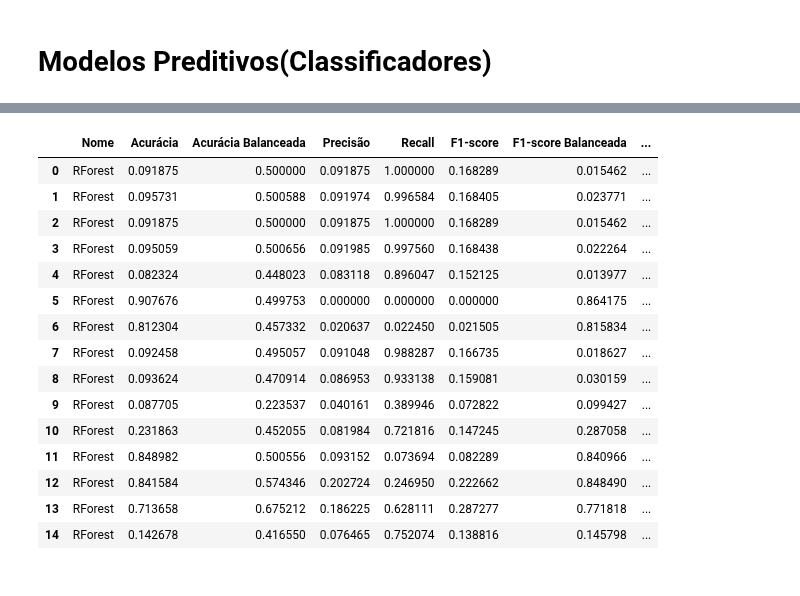
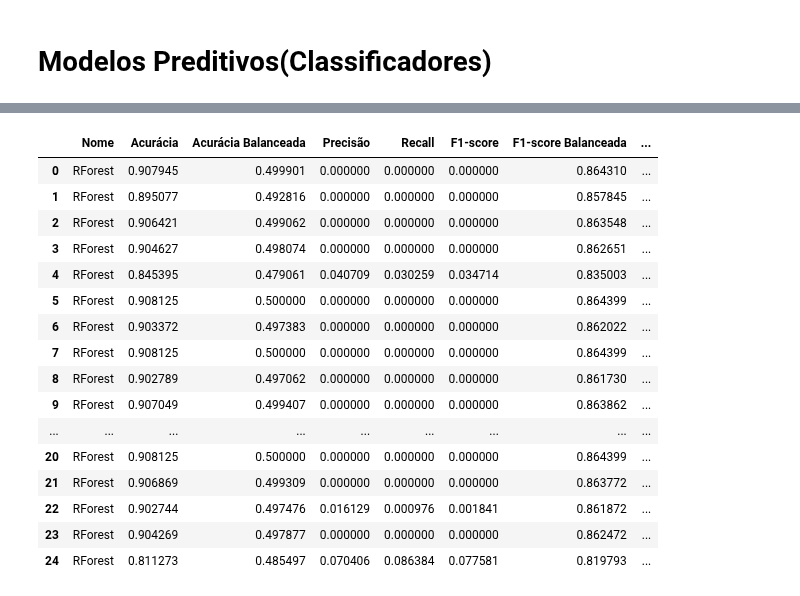
Before and after one commit to GUIPETAV/modelos, a Jupyter notebook: derivada_P.ipynb, the cells around one changed output, grey strips where cells are left out. Saved outputs shown, nothing was run; the diff lists cells and outputs as text; code cells hidden in the pictures.

```diff
--- a/derivada_P.ipynb
+++ b/derivada_P.ipynb
@@ -174,8 +164,8 @@ columns_to_convert = ['RTU_RA_TEMP', 'RTU_OA_TEMP', 'ZA_TEMP', 'RTU_REFG_COND_TE
 
 
 # Aplicando a conversão para Celsius
-df20[columns_to_convert] = df20[columns_to_convert].apply(fahrenheit_to_celsius)
-dfbs[columns_to_convert] = dfbs[columns_to_convert].apply(fahrenheit_to_celsius)
+df20_c[columns_to_convert] = df20_c[columns_to_convert].apply(fahrenheit_to_celsius)
+dfbs_c[columns_to_convert] = dfbs_c[columns_to_convert].apply(fahrenheit_to_celsius)
 # %% [markdown]
 #### Padronizar a Pressão
 # %%
@@ -635,24 +631,25 @@ modelos_df = modelos_df[['Nome', 'Acurácia','Acurácia Balanceada','Precisão',
 
 modelos_df.to_csv('modelos_sim_realderiv.csv', index=False)
 # %%
-modelos_df.head(15)
+modelos_df
 # %% [output]
 |  | Nome | Acurácia | Acurácia Balanceada | Precisão | Recall | F1-score | F1-score Balanceada | ... |
-| 0 | RForest | 0.091875 | 0.500000 | 0.091875 | 1.000000 | 0.168289 | 0.015462 | ... |
-| 1 | RForest | 0.095731 | 0.500588 | 0.091974 | 0.996584 | 0.168405 | 0.023771 | ... |
-| 2 | RForest | 0.091875 | 0.500000 | 0.091875 | 1.000000 | 0.168289 | 0.015462 | ... |
-| 3 | RForest | 0.095059 | 0.500656 | 0.091985 | 0.997560 | 0.168438 | 0.022264 | ... |
-| 4 | RForest | 0.082324 | 0.448023 | 0.083118 | 0.896047 | 0.152125 | 0.013977 | ... |
-| 5 | RForest | 0.907676 | 0.499753 | 0.000000 | 0.000000 | 0.000000 | 0.864175 | ... |
-| 6 | RForest | 0.812304 | 0.457332 | 0.020637 | 0.022450 | 0.021505 | 0.815834 | ... |
-| 7 | RForest | 0.092458 | 0.495057 | 0.091048 | 0.988287 | 0.166735 | 0.018627 | ... |
-| 8 | RForest | 0.093624 | 0.470914 | 0.086953 | 0.933138 | 0.159081 | 0.030159 | ... |
-| 9 | RForest | 0.087705 | 0.223537 | 0.040161 | 0.389946 | 0.072822 | 0.099427 | ... |
-| 10 | RForest | 0.231863 | 0.452055 | 0.081984 | 0.721816 | 0.147245 | 0.287058 | ... |
-| 11 | RForest | 0.848982 | 0.500556 | 0.093152 | 0.073694 | 0.082289 | 0.840966 | ... |
-| 12 | RForest | 0.841584 | 0.574346 | 0.202724 | 0.246950 | 0.222662 | 0.848490 | ... |
-| 13 | RForest | 0.713658 | 0.675212 | 0.186225 | 0.628111 | 0.287277 | 0.771818 | ... |
-| 14 | RForest | 0.142678 | 0.416550 | 0.076465 | 0.752074 | 0.138816 | 0.145798 | ... |
+| 0 | RForest | 0.907945 | 0.499901 | 0.000000 | 0.000000 | 0.000000 | 0.864310 | ... |
+| 1 | RForest | 0.895077 | 0.492816 | 0.000000 | 0.000000 | 0.000000 | 0.857845 | ... |
+| 2 | RForest | 0.906421 | 0.499062 | 0.000000 | 0.000000 | 0.000000 | 0.863548 | ... |
+| 3 | RForest | 0.904627 | 0.498074 | 0.000000 | 0.000000 | 0.000000 | 0.862651 | ... |
+| 4 | RForest | 0.845395 | 0.479061 | 0.040709 | 0.030259 | 0.034714 | 0.835003 | ... |
+| 5 | RForest | 0.908125 | 0.500000 | 0.000000 | 0.000000 | 0.000000 | 0.864399 | ... |
+| 6 | RForest | 0.903372 | 0.497383 | 0.000000 | 0.000000 | 0.000000 | 0.862022 | ... |
+| 7 | RForest | 0.908125 | 0.500000 | 0.000000 | 0.000000 | 0.000000 | 0.864399 | ... |
+| 8 | RForest | 0.902789 | 0.497062 | 0.000000 | 0.000000 | 0.000000 | 0.861730 | ... |
+| 9 | RForest | 0.907049 | 0.499407 | 0.000000 | 0.000000 | 0.000000 | 0.863862 | ... |
+| ... | ... | ... | ... | ... | ... | ... | ... | ... |
+| 20 | RForest | 0.908125 | 0.500000 | 0.000000 | 0.000000 | 0.000000 | 0.864399 | ... |
+| 21 | RForest | 0.906869 | 0.499309 | 0.000000 | 0.000000 | 0.000000 | 0.863772 | ... |
+| 22 | RForest | 0.902744 | 0.497476 | 0.016129 | 0.000976 | 0.001841 | 0.861872 | ... |
+| 23 | RForest | 0.904269 | 0.497877 | 0.000000 | 0.000000 | 0.000000 | 0.862472 | ... |
+| 24 | RForest | 0.811273 | 0.485497 | 0.070406 | 0.086384 | 0.077581 | 0.819793 | ... |
 # %%
 import pandas as pd
 import plotly.express as px
```
Also changed, not shown: parts of 24 cells of this notebook, 2 other files.
